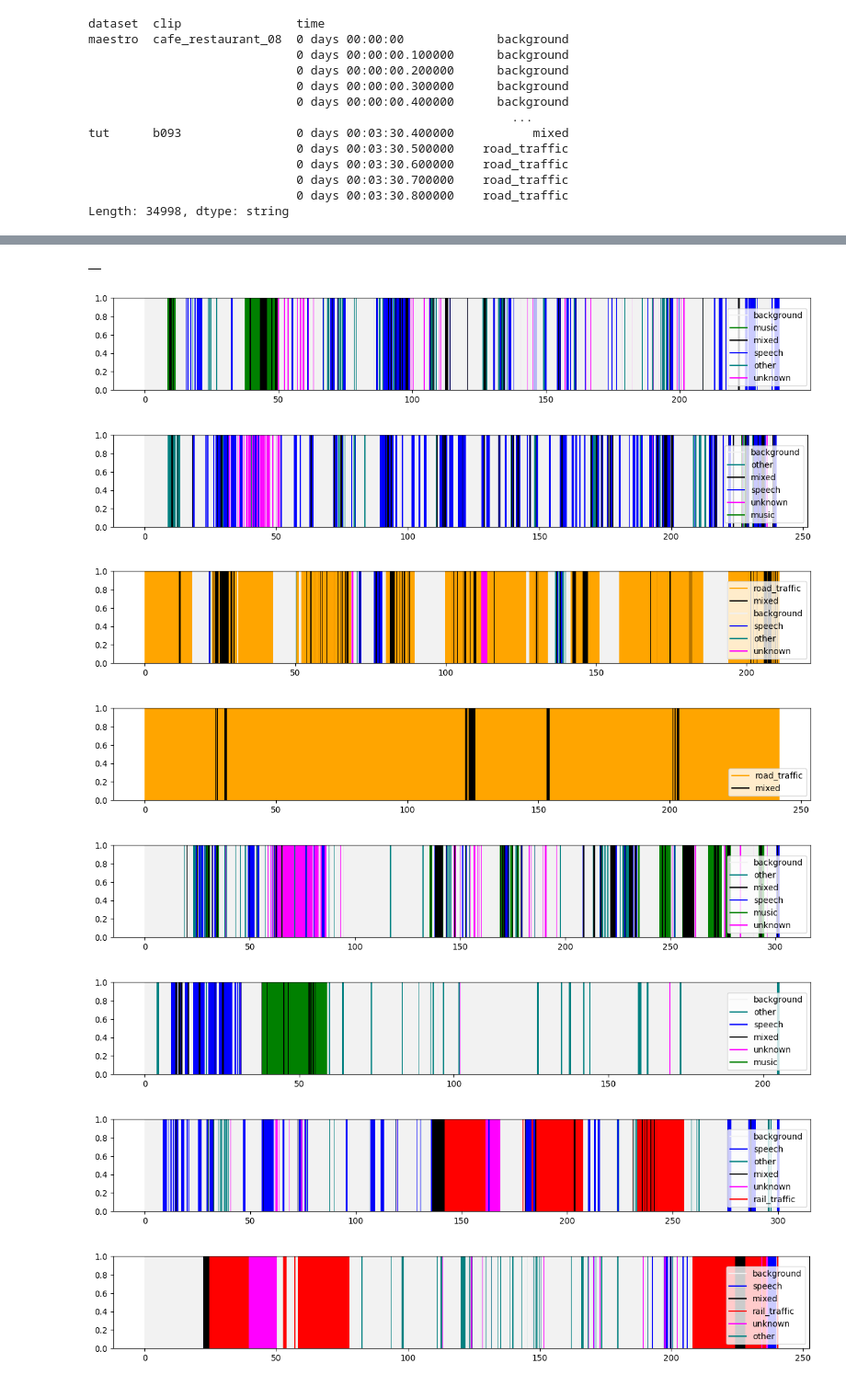
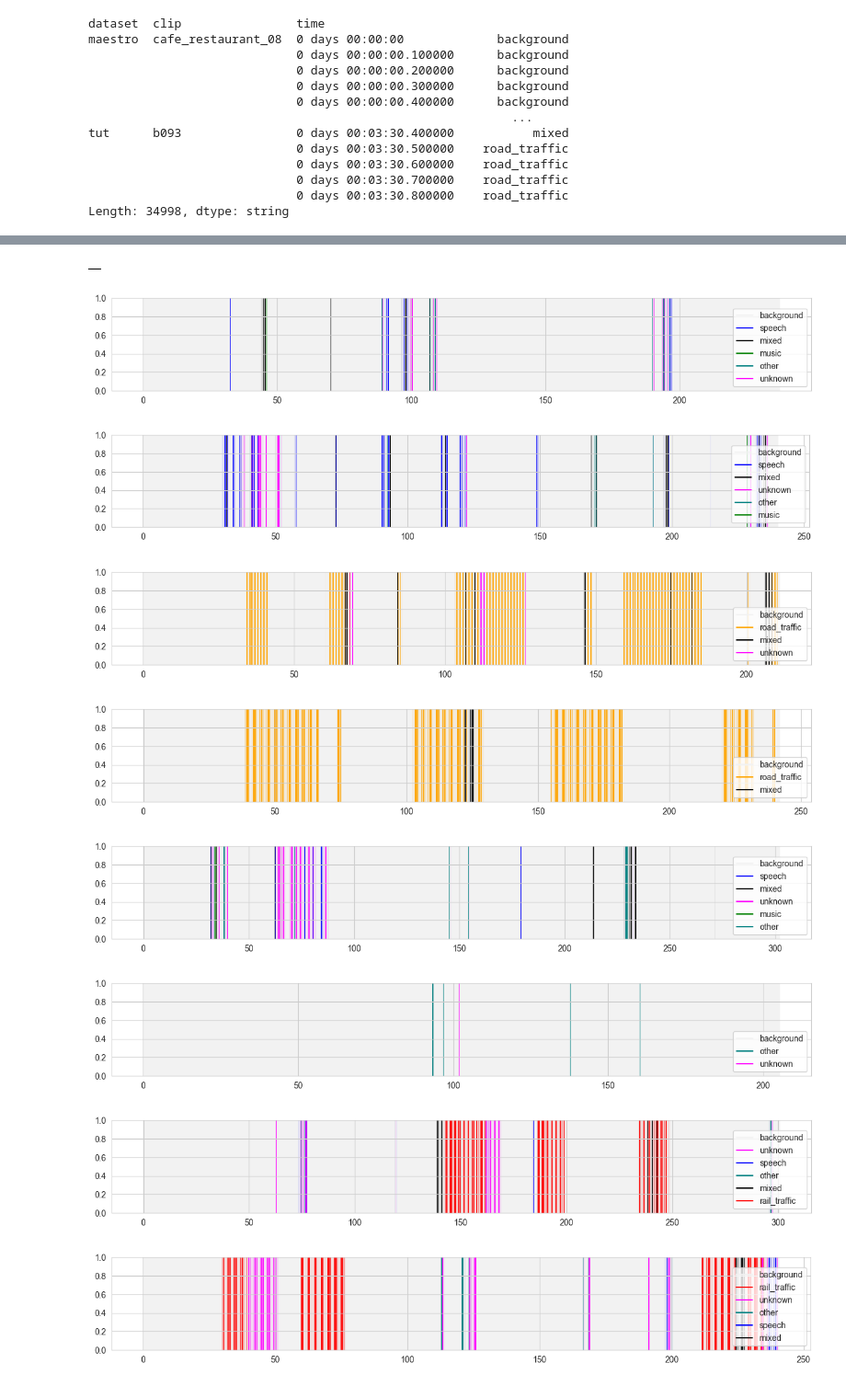
Before and after one commit to jonnor/dominant-sound, a Jupyter notebook: notebooks/Time_Dominance_EDA.ipynb, the cells around one changed output, grey strips where cells are left out. Shown at 92% size. Drawn from its saved outputs; the diff is of its cells as text; code cells hidden in the pictures.

```diff
--- a/notebooks/Time_Dominance_EDA.ipynb
+++ b/notebooks/Time_Dominance_EDA.ipynb
@@ -133,2 +181,2 @@ test = map_levels_to_labels(single = single_track)
 # %%
-LAS = test
+LAS = map_levels_to_labels(single = single_track, speed='LAS')
@@ -139,0 +185,6 @@ LAS['label'].value_counts().plot(kind='pie', title='LAS Overall Distribution')
+# %%
+sns.set_style("whitegrid")
+plt.figure(figsize=(6,6))
+plt.pie(LAS['label'].value_counts(), labels=LAS['label'].unique(), autopct='%1.1f%%')
+plt.title('Overall LAS Label Distribution')
+plt.show()
@@ -139,0 +196,6 @@ LAS['label'].value_counts().plot(kind='pie', title='LAS Overall Distribution')
+# %%
+sns.set_style("whitegrid")
+plt.figure(figsize=(6,6))
+plt.pie(ex_bkgr, labels=ex_bkgr.index, autopct='%1.1f%%')
+plt.title('Overall LAS Label Distribution (ex. "background")')
+plt.show()
@@ -139,0 +207,6 @@ LAS['label'].value_counts().plot(kind='pie', title='LAS Overall Distribution')
+# %%
+sns.set_style("whitegrid")
+plt.figure(figsize=(6,6))
+plt.pie(ex_unkn, labels=ex_unkn.index, autopct='%1.1f%%')
+plt.title('Overall LAS Label Distribution (ex. "unknown")')
+plt.show()
@@ -198,15 +288,13 @@ def plot(s):
 # %%
-
-
-MAESTRO = LAS.loc[['maestro']]
-MAESTRO.groupby(['dataset', 'clip']).apply(plot)
+MAESTRO_LAS = LAS.loc[['maestro']]
+MAESTRO_LAS.groupby(['dataset', 'clip']).apply(plot)
 # %% [output]
 |  |
-[figure, old version]
+[figure, new version]
-[figure, old version]
+[figure, new version]
-[figure, old version]
+[figure, new version]
-[figure, old version]
+[figure, new version]
-[figure, old version]
+[figure, new version]
-[figure, old version]
+[figure, new version]
-[figure, old version]
+[figure, new version]
-[figure, old version]
+[figure, new version]
```
Also changed, not shown: parts of 23 cells of this notebook.
